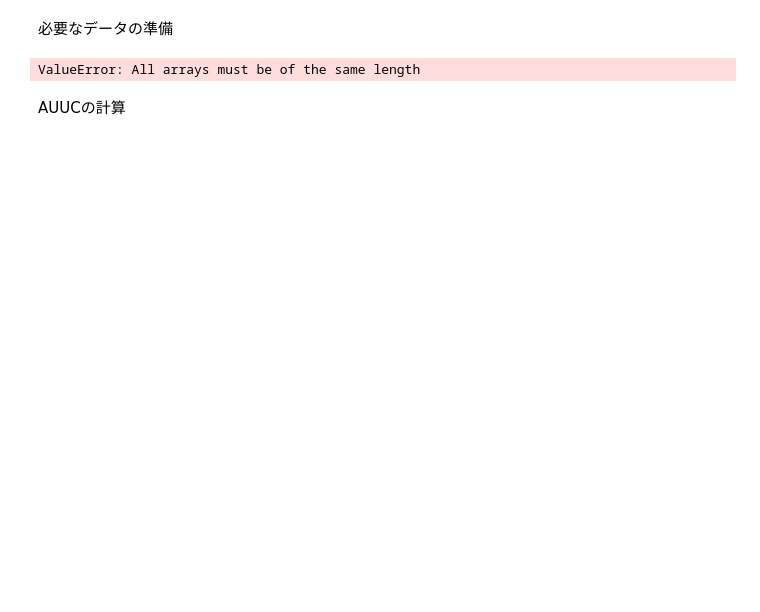
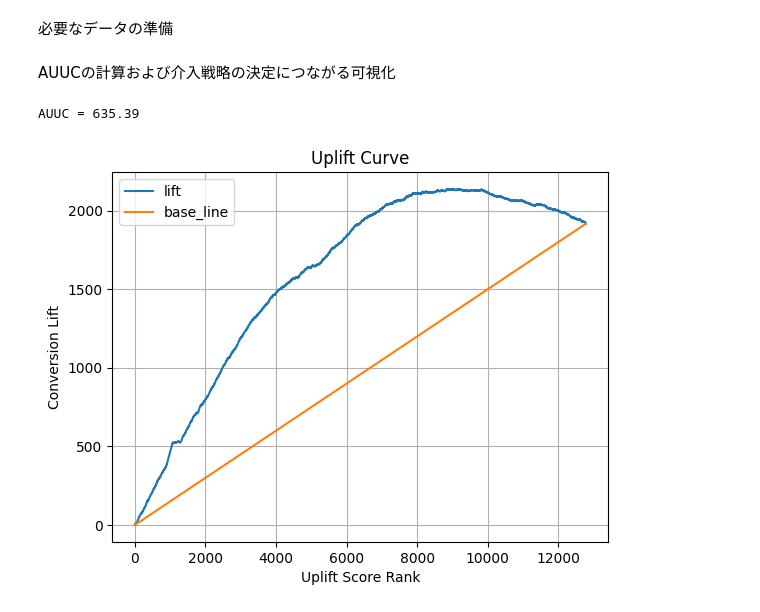
Before and after one commit to Lisankk/Dirisl_Phase2_PJT, a Jupyter notebook: calculate_auuc.ipynb, the cells around one changed output. Cells and saved outputs as stored; diff of their text form; code cells hidden in the pictures; blank space fills up the shorter version.

Commit message:
AUUCの算出、uplift curveの描画、conversion率のパーセンタイル分布の可視化を終えました

```diff
--- a/calculate_auuc.ipynb
+++ b/calculate_auuc.ipynb
@@ -336,9 +324,30 @@ Uplift Scoreの形状: (6392,)
+# %%
+# クーポンありのデータでモデルをトレーニング
+model_yes = RandomForestClassifier(random_state=42)
+model_yes.fit(X_train_yes, t_train_yes)
+
+# クーポンなしのデータでモデルをトレーニング
+model_no = RandomForestClassifier(random_state=42)
+model_no.fit(X_train, t_train)
+
+## X_test_yesとX_testを結合、t_test_yesとt_testを結合
+X_test_combined = pd.concat([X_test_yes, X_test]).reset_index(drop=True)
+t_test_combined = pd.concat([t_test_yes, t_test]).reset_index(drop=True)
+
+# クーポンありモデルの予測
+test_predictions_yes = model_yes.predict_proba(X_test_combined)[:, 1]
+
+# クーポンなしモデルの予測
+test_predictions_no = model_no.predict_proba(X_test_combined)[:, 1]
+
+# Uplift Scoreの計算
+uplift_scores = test_predictions_yes - test_predictions_no
 # %% [markdown]
 必要なデータの準備
 # %%
 # クーポンあり・なしのフラグを作成
-visit_flg = np.concatenate([t_test_yes, t_test])
-treat_flg = np.concatenate([np.ones(len(t_test_yes)), np.zeros(len(t_test))])
+visit_flg = t_test_combined
+treat_flg = pd.concat([pd.Series(np.ones(len(t_test_yes))), pd.Series(np.zeros(len(t_test)))]).reset_index(drop=True)
 
 # 検証データの準備
 test_data = pd.DataFrame({
@@ -349,22 +358,32 @@ test_data = pd.DataFrame({
 
 # uplift score が大きい順に検証データを並び替え
 result = test_data.sort_values(by='uplift_score', ascending=False).reset_index(drop=True)
-# %% [output]
-ValueError: All arrays must be of the same length
-# %% [markdown]
-AUUCの計算
+# %% [markdown]
+AUUCの計算および介入戦略の決定につながる可視化
 # %%
 # lift の算出
 result['treat_num_cumsum'] = result['treat_flg'].cumsum()
 result['control_num_cumsum'] = (1 - result['treat_flg']).cumsum()
-result['treat_visit_cumsum'] = (result['treat_flg'] * result['cv_flg']).cumsum()
-result['control_visit_cumsum'] = ((1 - result['treat_flg']) * result['cv_flg']).cumsum()
-result['treat_cvr'] = (result['treat_visit_cumsum'] / result['treat_num_cumsum']).fillna(0)
-result['control_cvr'] = (result['control_visit_cumsum'] / result['control_num_cumsum']).fillna(0)
+result['treat_cv_cumsum'] = (result['treat_flg'] * result['cv_flg']).cumsum()
+result['control_cv_cumsum'] = ((1 - result['treat_flg']) * result['cv_flg']).cumsum()
+result['treat_cvr'] = (result['treat_cv_cumsum'] / result['treat_num_cumsum']).fillna(0)
+result['control_cvr'] = (result['control_cv_cumsum'] / result['control_num_cumsum']).fillna(0)
 result['lift'] = (result['treat_cvr'] - result['control_cvr']) * result['treat_num_cumsum']
-result['base_line'] = result.index * result['lift'].iloc[-1] / len(result.index)
+result['base_line'] = result.index * result['lift'][len(result.index) - 1] / len(result.index)
 
 # AUUC の算出
 auuc = (result['lift'] - result['base_line']).sum() / len(result['lift'])
 print('AUUC = {:.2f}'.format(auuc))
+# %% [output]
+AUUC = 635.39
+# %%
+# uplift curveの描画
+result.plot(y=['lift', 'base_line'])
+plt.xlabel('Uplift Score Rank')
+plt.ylabel('Conversion Lift')
+plt.title('Uplift Curve')
+plt.grid(True)
+plt.show()
+# %% [output]
+[figure, added]
 # %%
```
Also changed, not shown: parts of 8 cells of this notebook.
